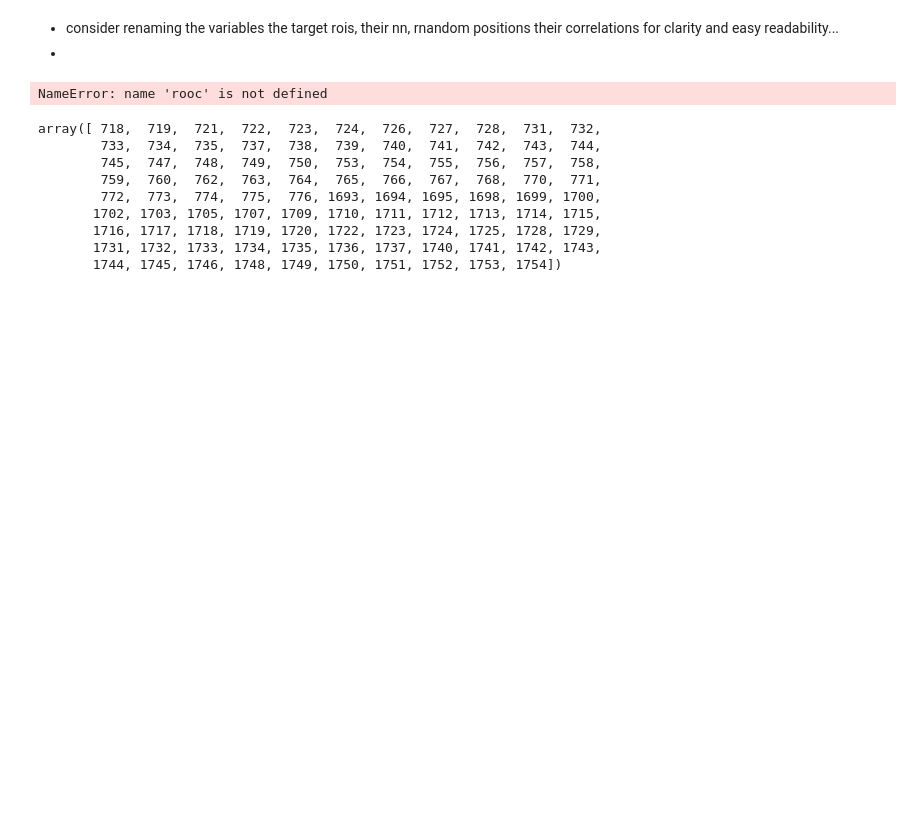
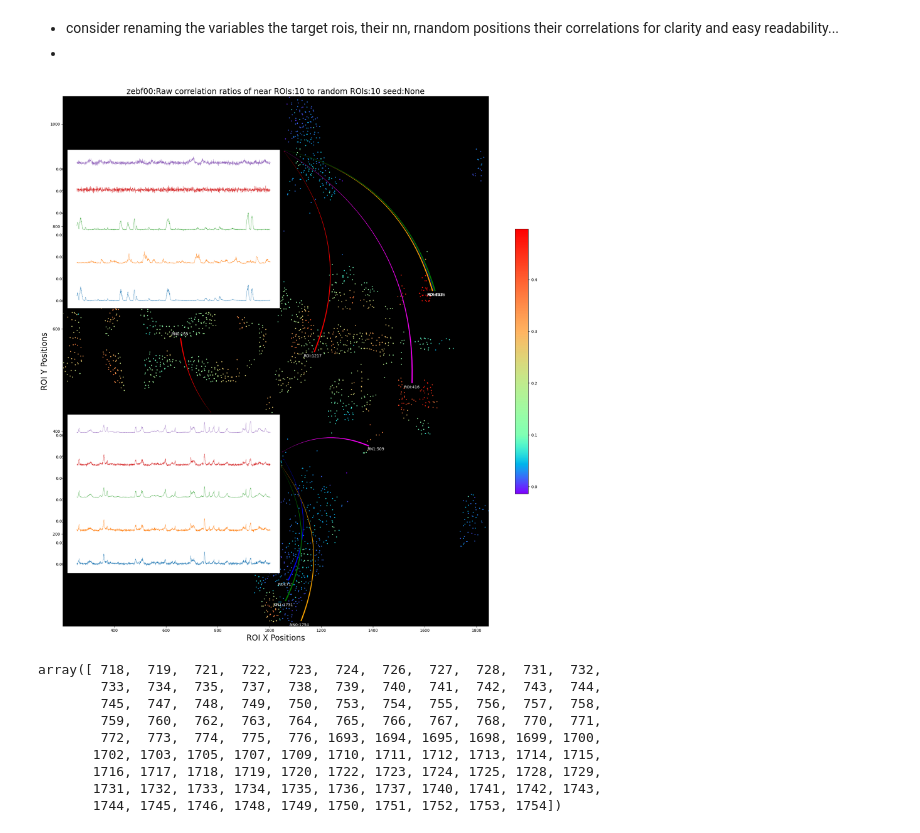
Before and after one commit to duutabib/local-gaucamole, a Jupyter notebook: notebooks/robustSigs/zebrafish_interactive_poorly_sensing.ipynb, the cells around one changed output. Drawn from its saved outputs; the diff is of its cells as text; code cells hidden in the pictures; blank space fills up the shorter version.

Commit message:
Modify add_inset_plot_seg(), for better visualization of traces.

```diff
--- a/notebooks/robustSigs/zebrafish_interactive_poorly_sensing.ipynb
+++ b/notebooks/robustSigs/zebrafish_interactive_poorly_sensing.ipynb
@@ -796,8 +796,8 @@ def compute_roc(nn_corr, rn_corr):
 * tighten each axes or remove plot spaces
 *
 # %%
-position_top_left = (0.01, 0.8, 0.5, 0.1)
-position_bottom_left = (0.01, 0.2, 0.5, 0.1)
+position_top_left = (0.01, 0.6, 0.5, 0.3)
+position_bottom_left = (0.01, 0.1, 0.5, 0.3)
 # %%
 def add_legend(axis, labels, labelcolor):
     if  type(labels) is list:
@@ -816,14 +816,17 @@ def add_inset_plot_seg(
       target_rois_list = None,
 ):
       offset = 0
+      pad = 0.01
       for roi_idx in target_rois_list:
-        inset_plot_axes.plot(d0[:, roi_idx][80:1880] + offset,
+        segment =  d0[:, roi_idx][80:1880]
+        scale = segment.sum()
+        inset_plot_axes.plot(segment/scale + offset,
              linewidth=0.5,
         )
-        offset = d0[: roi_idx].max() + (d0[:, roi_idx]).mean()
+        offset += (segment/scale).max() + pad
 
 
-      add_legend(inset_plot_axes, labels, labelcolor)
+      #add_legend(inset_plot_axes, labels, labelcolor)
 
       # specify color of arrows by color of signal using facecolor
 
@@ -1019,14 +1022,14 @@ def compute_render_ratio_corr00(
                    f'RN1:{random_neighbors_for_idx0[1]} : cor={round(corr01_idx0, 3)}',
     ]
 
-    insert_inset_plot_seg(
+    add_inset_plot_seg(
       inset_axes_top_left,
       roc,
       annotations_top_left,
       labels=labels_top_left,
       target_rois_list = high_target_rois_list,
     )
-    inset_axes_bottom_left = plt.gca().inset_axes((0.01, 0.2, 0.5, 0.1), facecolor='white')
+    inset_axes_bottom_left = plt.gca().inset_axes((0.01, 0.1, 0.5, 0.3), facecolor='white')
 
     annotations_bottom_left = [
         {'label':f'ROI:{low_target_idx}', 'color': 'white', 'xy': (1050, 350), 'xytext':(low_target_x, low_target_y),
@@ -1054,7 +1057,7 @@ def compute_render_ratio_corr00(
                       f'RN1:{rnbrs1_idx} : cor={round(corr_rnbrs_idx1, 3)}',
                    ]
 
-    insert_inset_plot_seg(
+    add_inset_plot_seg(
         inset_axes_bottom_left,
         roc,
         annotations_bottom_left,
@@ -1125,15 +1128,15 @@ high_target_rois_list.extend(random_neighbors_for_idx1)
 # %%
 compute_render_ratio_corr00(
     x,
     y,
     d0,
     dS,
-    rooc,
+    roc0,
     seed=seed,
     radial_scale=radial_scale0,
     tar0_idx=399,
     high_target_rois_list=high_target_rois_list,
 )
 # %% [output]
-NameError: name 'rooc' is not defined
+[figure, added]
 # %%
```
Also changed, not shown: parts of 6 cells of this notebook.
